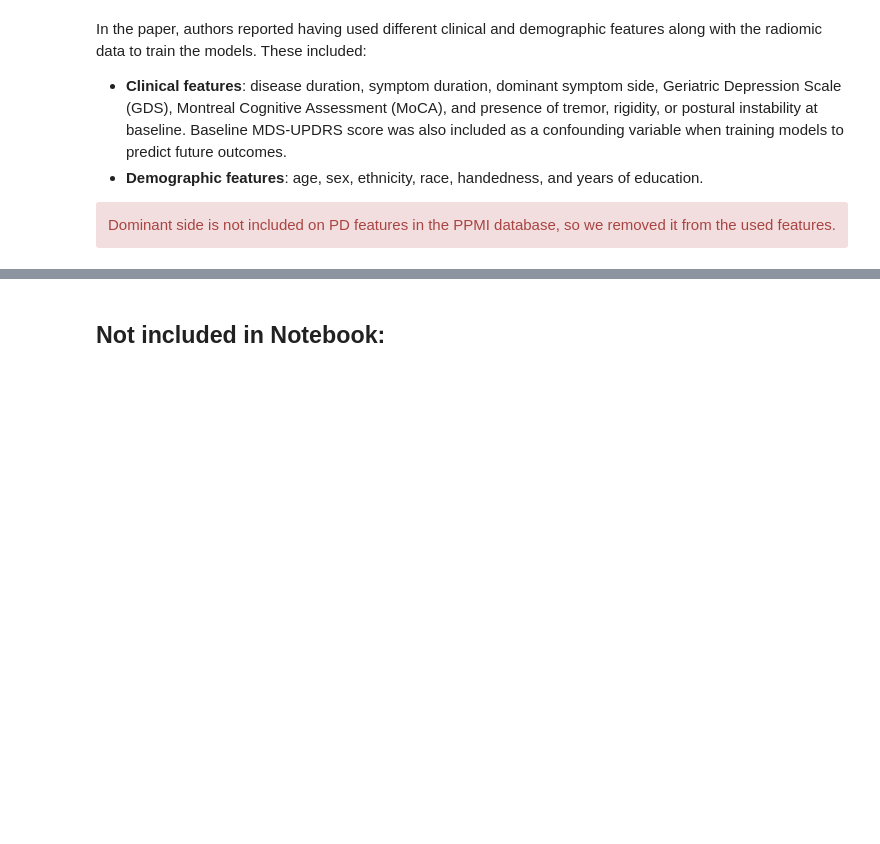
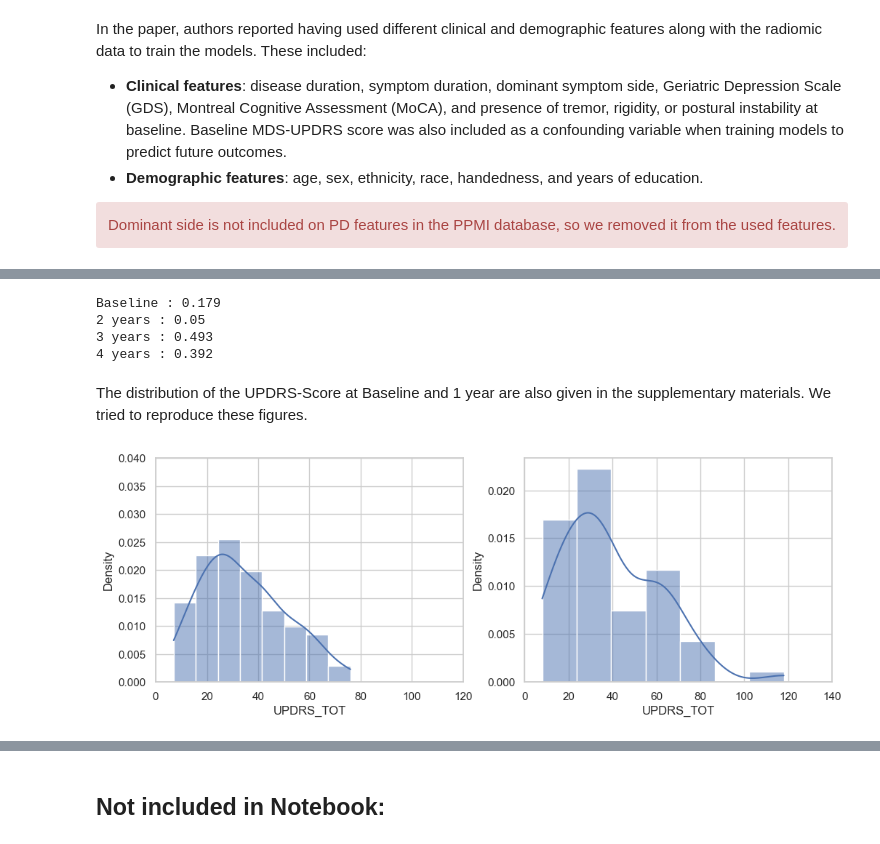
Before and after one commit to elodiegermani/nguyen-etal-2021, a Jupyter notebook: nguyen-etal-2021.ipynb, the cells around one changed output, grey strips where cells are left out. Drawn from its saved outputs; the diff is of its cells as text; code cells hidden in the pictures; blank space fills up the shorter version.

Commit message:
[ADD] Full workflow for cohort computation + ALFF and ReHo metrics + demographic features + machine learning models

```diff
--- a/nguyen-etal-2021.ipynb
+++ b/nguyen-etal-2021.ipynb
@@ -336,13 +367,19 @@ df_global_1y = df_global_cohort_pred[
         df_global_cohort_pred[COL_VISIT_TYPE]==df_global_cohort_pred['1Y_EVENT']
     ].drop_duplicates(subset=COL_PAT_ID)
 
+df_global_1y = df_global_1y.merge(df_global_cohort_baseline[['PATNO','Sex']], on=['PATNO'])
+
 df_global_2y = df_global_cohort_pred[
         df_global_cohort_pred[COL_VISIT_TYPE]==df_global_cohort_pred['2Y_EVENT']
     ].drop_duplicates(subset=COL_PAT_ID)
 
+df_global_2y = df_global_2y.merge(df_global_cohort_baseline[['PATNO','Sex']], on=['PATNO'])
+
 df_global_4y = df_global_cohort_pred[
         df_global_cohort_pred[COL_VISIT_TYPE]==df_global_cohort_pred['4Y_EVENT']
     ].drop_duplicates(subset=COL_PAT_ID)
+
+df_global_4y = df_global_4y.merge(df_global_cohort_baseline[['PATNO','Sex']], on=['PATNO'])
 # %%
 print('Number of participants for 1y cohort: ', len(df_global_1y))
 print('Number of participants for 2y cohort: ', len(df_global_2y))
@@ -641,0 +486,6 @@ To obtain the same number of participants in each cohort, we will randomly sampl
+# %%
+# FINAL COHORT
+df_cohort_baseline = df_global_cohort_baseline[df_global_cohort_baseline[COL_PAT_ID].isin(random_sampling)]
+df_cohort_1y = df_global_1y[df_global_1y[COL_PAT_ID].isin(random_1y)]
+df_cohort_2y = df_global_2y[df_global_2y[COL_PAT_ID].isin(random_2y)]
+df_cohort_4y = df_global_4y[df_global_4y[COL_PAT_ID].isin(random_4y)]
@@ -763,0 +816,50 @@ df_features
+# %%
+threshold = get_threshold(df_cohort_baseline, df_cohort_1y, df_cohort_2y, df_cohort_4y)
+# %%
+df_outcome_baseline = get_outcome_measures(df_cohort_baseline, threshold)
+df_outcome_1y = get_outcome_measures(df_cohort_1y, threshold)
+df_outcome_2y = get_outcome_measures(df_cohort_2y, threshold)
+df_outcome_4y = get_outcome_measures(df_cohort_4y, threshold)
+# %%
+# Verify that there were no differences between the high- and low-severity groups in motor predominance
+# (Part III score as a percentage of total score) at p = 0.05.
+from scipy.stats import ttest_ind
+
+for i, df in enumerate([df_outcome_baseline, df_outcome_1y, df_outcome_2y, df_outcome_4y]):
+    df['PERC_UPDRS3'] = df['NP3TOT']/df['UPDRS_TOT']
+
+    perc_updrs3_highsev = df['PERC_UPDRS3'][df[f'SEVERITY']==1].tolist()
+    perc_updrs3_lowsev = df['PERC_UPDRS3'][df[f'SEVERITY']==0].tolist()
+
+    if i == 0:
+        time = 'Baseline'
+    elif i < 3:
+        time = f'{i+1} years'
+    else:
+        time = '4 years'
+
+    print(time, ':', round(ttest_ind(perc_updrs3_highsev, perc_updrs3_lowsev)[1], 3))
+# %% [output]
+Baseline : 0.179
+2 years : 0.05
+3 years : 0.493
+4 years : 0.392
+# %% [markdown]
+The distribution of the UPDRS-Score at Baseline and 1 year are also given in the supplementary materials. We tried to reproduce these figures.
+# %%
+f = plt.figure(figsize = (12, 4))
+gs = f.add_gridspec(1, 2)
+
+ax1 = f.add_subplot(gs[0, 0])
+ax1.set_xlim(0,120)
+ax1.set_ylim(0, 0.04)
+
+sns.histplot(df_outcome_baseline, x = 'UPDRS_TOT', axes=ax1, kde=True, stat='density')
+ax2 = f.add_subplot(gs[0, 1])
+ax2.set_xlim(0,140)
+sns.histplot(df_outcome_1y,
+             x = 'UPDRS_TOT', axes=ax2, kde=True, stat='density')
+
+plt.show()
+# %% [output]
+[figure, added]
```
Also changed, not shown: parts of 57 cells of this notebook, 3 other files.
